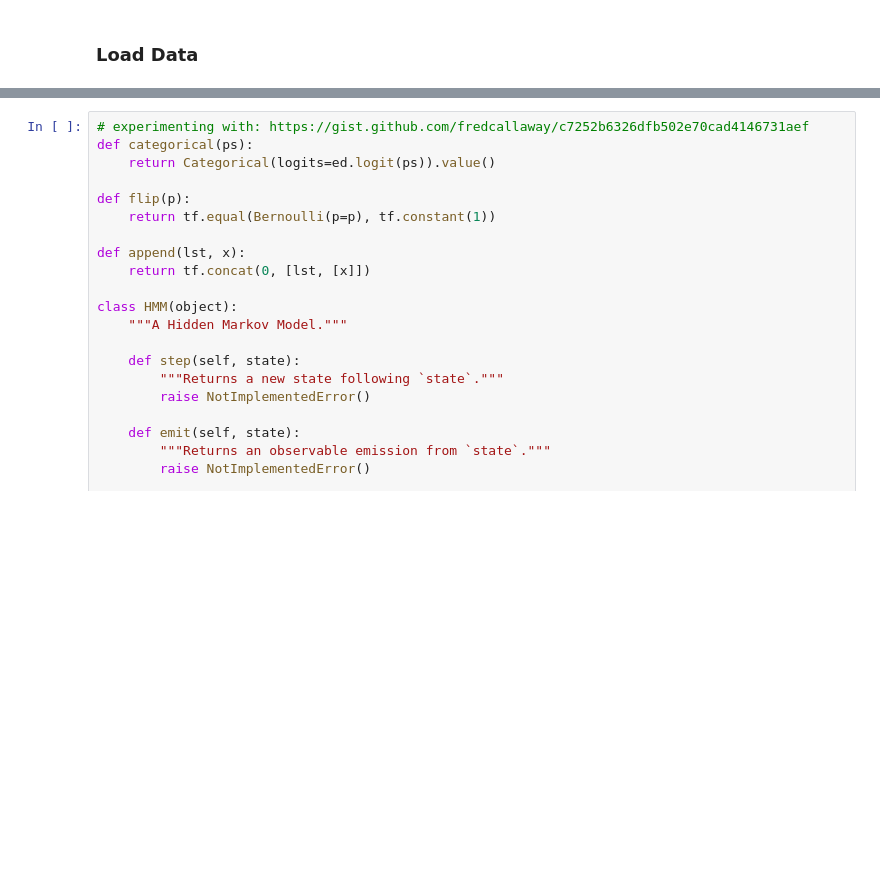
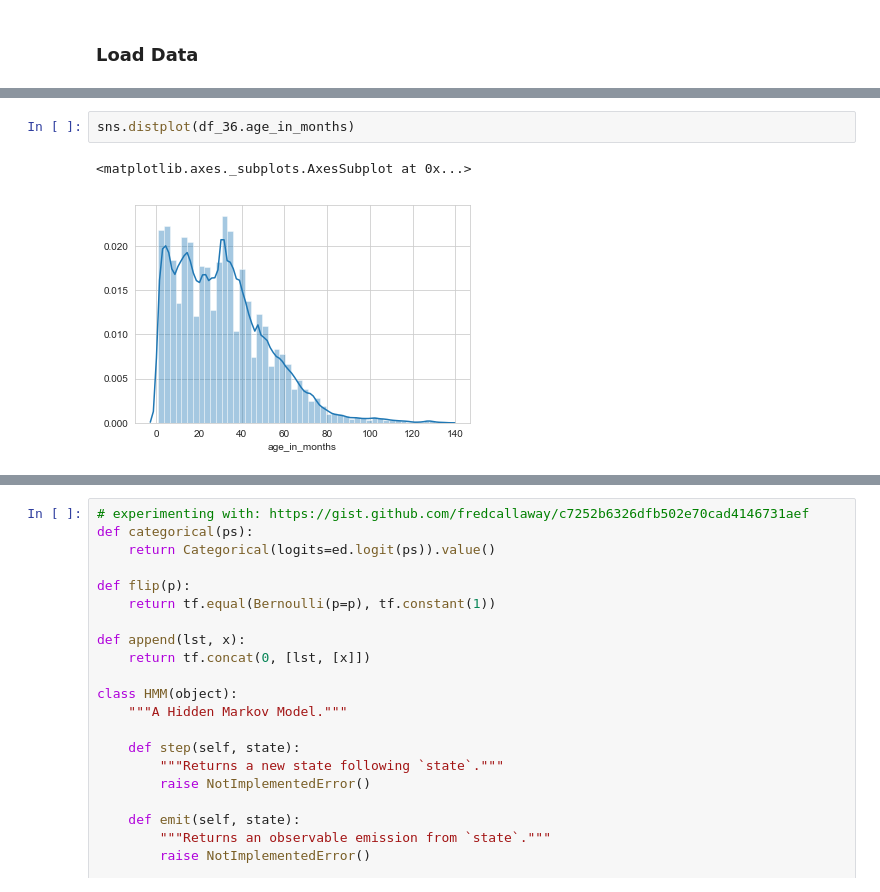
Before and after one commit to basilvetas/lending-club-analysis, a Jupyter notebook: markov-model.ipynb, the cells around one changed output, grey strips where cells are left out. Saved outputs shown, nothing was run; the diff lists cells and outputs as text; blank space fills up the shorter version.

```diff
--- a/markov-model.ipynb
+++ b/markov-model.ipynb
@@ -104,0 +151,5 @@ df_other
+# %%
+sns.distplot(df_36.age_in_months)
+# %% [output]
+<matplotlib.axes._subplots.AxesSubplot at 0x...>
+[figure, added]
```
Also changed, not shown: parts of 28 cells of this notebook, 1 other file.
